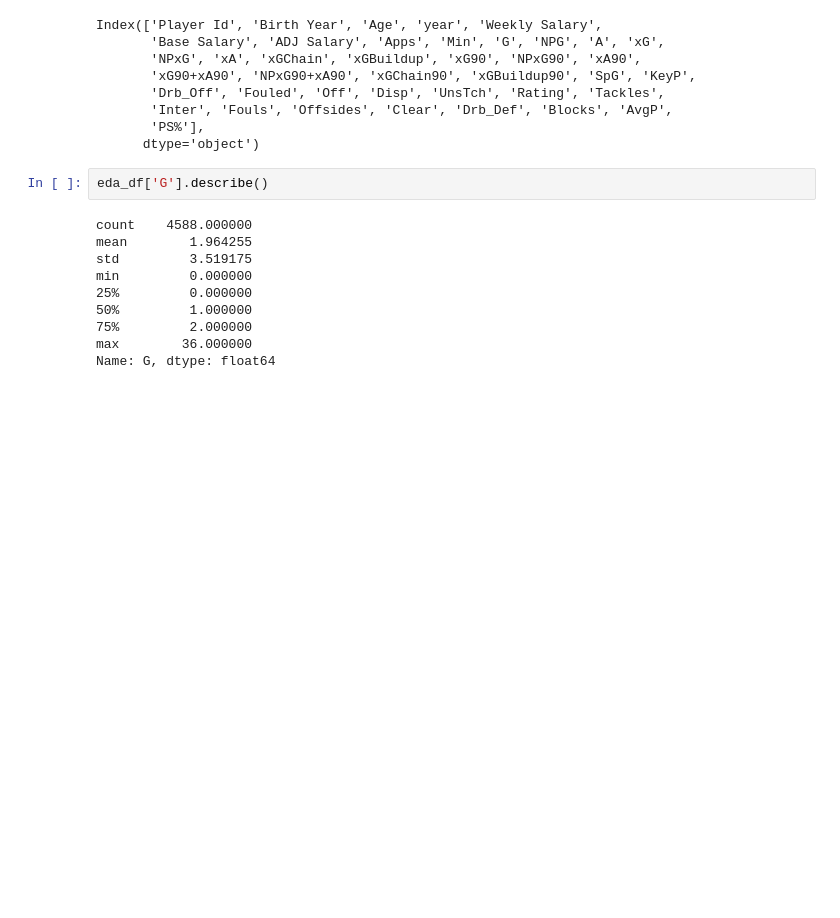
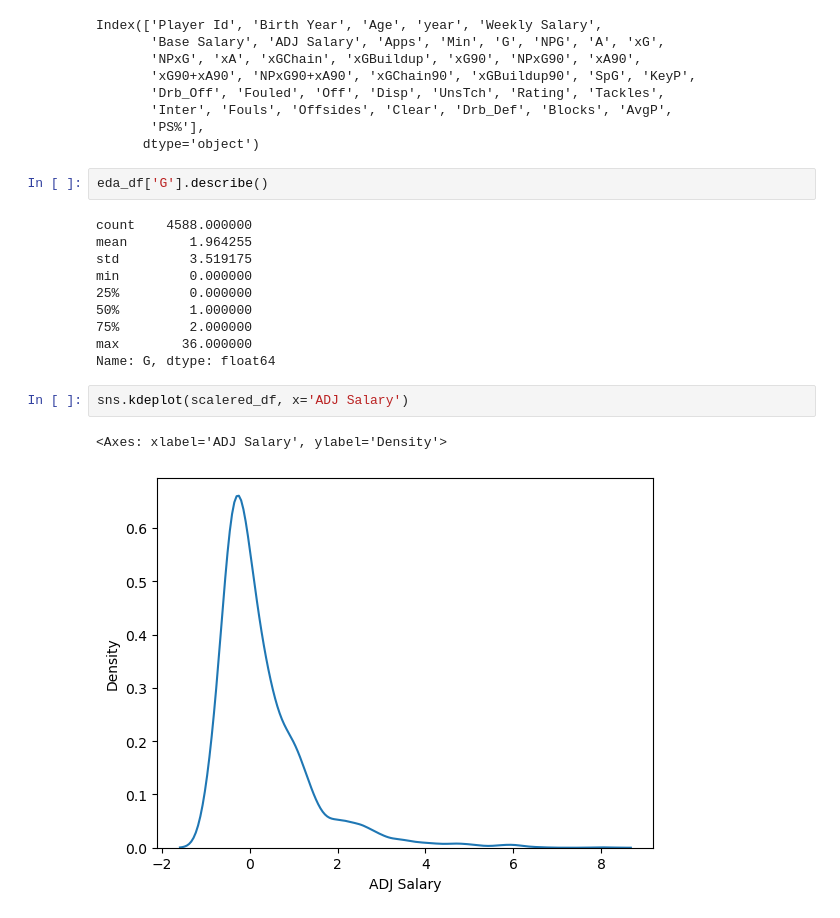
Before and after one commit to sajacaros/eda_champions, a Jupyter notebook: eda/eda.ipynb, the cells around one changed output. Cells and saved outputs as stored; diff of their text form; blank space fills up the shorter version.

```diff
--- a/eda/eda.ipynb
+++ b/eda/eda.ipynb
@@ -492,3 +492,8 @@ min         0.000000
 75%         2.000000
 max        36.000000
 Name: G, dtype: float64
+# %%
+sns.kdeplot(scalered_df, x='ADJ Salary')
+# %% [output]
+<Axes: xlabel='ADJ Salary', ylabel='Density'>
+[figure, added]
```
Also changed, not shown: parts of 1 cell of this notebook, 1 other file.
